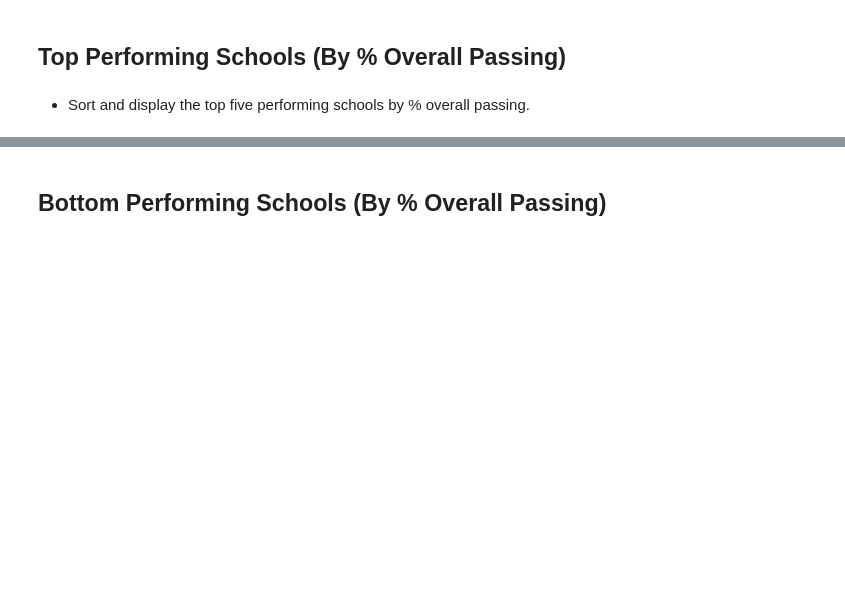
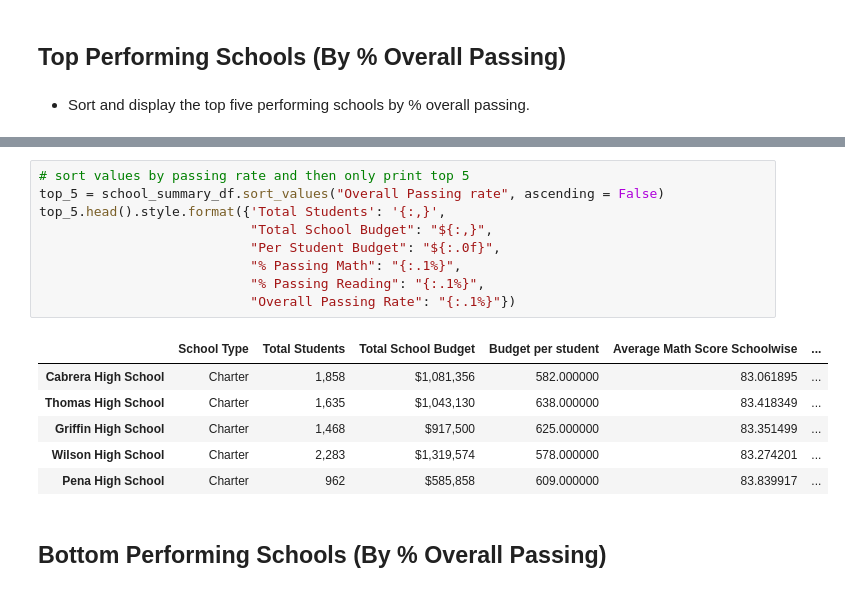
Before and after one commit to sandymdrno/pandas-challenge, a Jupyter notebook: PyCitySchools/PyCitySchools_-Sandra_Medrano.ipynb, the cells around one changed output, grey strips where cells are left out. Drawn from its saved outputs; the diff is of its cells as text; blank space fills up the shorter version.

```diff
--- a/PyCitySchools/PyCitySchools_-Sandra_Medrano.ipynb
+++ b/PyCitySchools/PyCitySchools_-Sandra_Medrano.ipynb
@@ -327,3 +345,19 @@ SyntaxError: invalid syntax (<ipython-input-119-02813b86e154>, line 2)
+# %%
+# sort values by passing rate and then only print top 5
+top_5 = school_summary_df.sort_values("Overall Passing rate", ascending = False)
+top_5.head().style.format({'Total Students': '{:,}',
+                           "Total School Budget": "${:,}",
+                           "Per Student Budget": "${:.0f}",
+                           "% Passing Math": "{:.1%}",
+                           "% Passing Reading": "{:.1%}",
+                           "Overall Passing Rate": "{:.1%}"})
+# %% [output]
+|  | School Type | Total Students | Total School Budget | Budget per student | Average Math Score Schoolwise | ... |
+| Cabrera High School | Charter | 1,858 | $1,081,356 | 582.000000 | 83.061895 | ... |
+| Thomas High School | Charter | 1,635 | $1,043,130 | 638.000000 | 83.418349 | ... |
+| Griffin High School | Charter | 1,468 | $917,500 | 625.000000 | 83.351499 | ... |
+| Wilson High School | Charter | 2,283 | $1,319,574 | 578.000000 | 83.274201 | ... |
+| Pena High School | Charter | 962 | $585,858 | 609.000000 | 83.839917 | ... |
 # %% [markdown]
 ## Bottom Performing Schools (By % Overall Passing)
 # %% [markdown]
```
Also changed, not shown: parts of 20 cells of this notebook.
